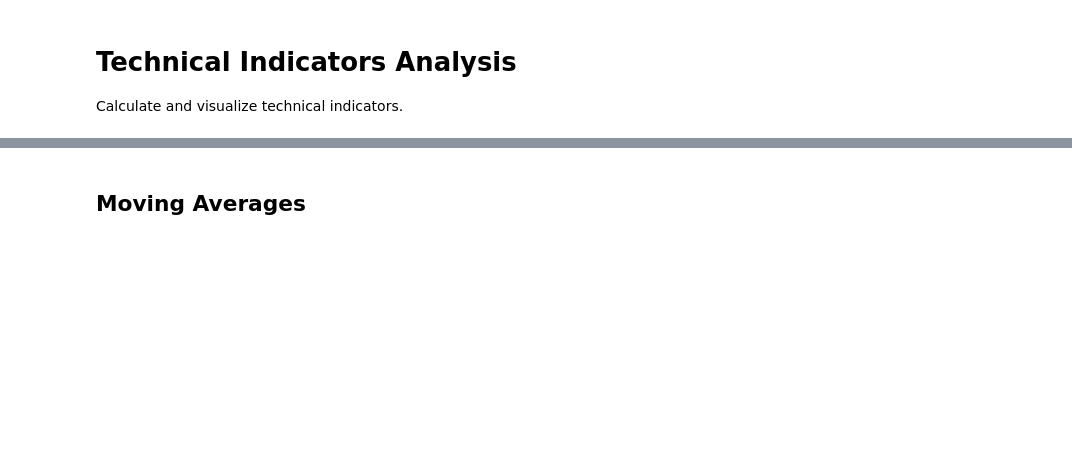
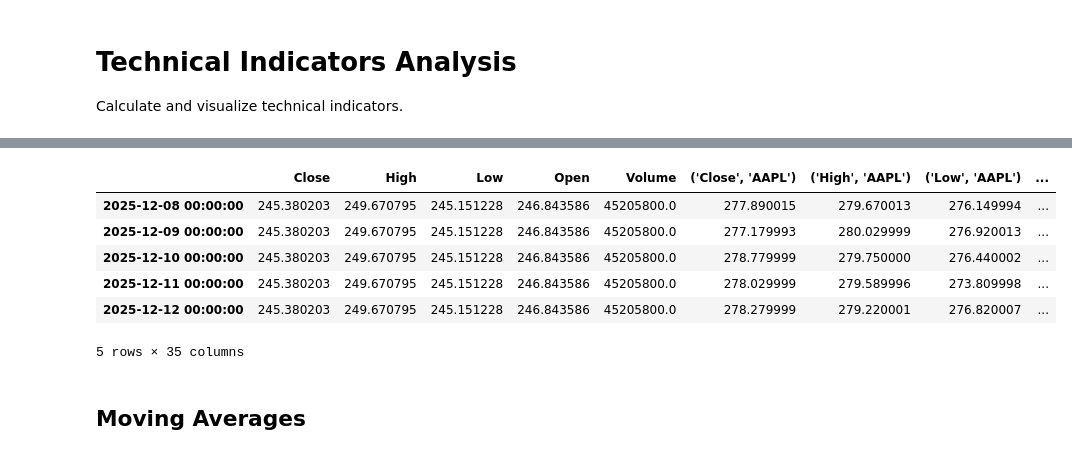
Before and after one commit to nkmehta216/SnowMore, a Jupyter notebook: algo-trading-project/notebooks/02_indicators.ipynb, the cells around one changed output, grey strips where cells are left out. Cells and saved outputs as stored; diff of their text form; code cells hidden in the pictures; blank space fills up the shorter version.

```diff
--- a/algo-trading-project/notebooks/02_indicators.ipynb
+++ b/algo-trading-project/notebooks/02_indicators.ipynb
@@ -24,0 +19,26 @@ data.tail()
+# %%
+# Load data (try multiple possible locations)
+from pathlib import Path
+ticker = 'AAPL'
+candidates = [
+    Path('../data/processed') / f'{ticker}_cleaned.csv',
+    Path('../../../../data/processed') / f'{ticker}_cleaned.csv',
+    Path('data/processed') / f'{ticker}_cleaned.csv',
+    Path('../../data/processed') / f'{ticker}_cleaned.csv'
+]
+data_path = None
+for p in candidates:
+    if p.exists():
+        data_path = p
+        break
+if data_path is None:
+    raise FileNotFoundError(f'Could not find {ticker}_cleaned.csv in: {candidates}')
+print('Loading cleaned CSV from:', data_path)
+data = pd.read_csv(data_path, index_col=0, parse_dates=True)
+
+# Add indicators
+data = add_technical_indicators(data)
+data = add_price_features(data)
+
+data.tail()
+# %% [output]
@@ -25,3 +48,10 @@ data.tail()
+|  | Close | High | Low | Open | Volume | ('Close', 'AAPL') | ('High', 'AAPL') | ('Low', 'AAPL') | ... |
+| 2025-12-08 00:00:00 | 245.380203 | 249.670795 | 245.151228 | 246.843586 | 45205800.0 | 277.890015 | 279.670013 | 276.149994 | ... |
+| 2025-12-09 00:00:00 | 245.380203 | 249.670795 | 245.151228 | 246.843586 | 45205800.0 | 277.179993 | 280.029999 | 276.920013 | ... |
+| 2025-12-10 00:00:00 | 245.380203 | 249.670795 | 245.151228 | 246.843586 | 45205800.0 | 278.779999 | 279.750000 | 276.440002 | ... |
+| 2025-12-11 00:00:00 | 245.380203 | 249.670795 | 245.151228 | 246.843586 | 45205800.0 | 278.029999 | 279.589996 | 273.809998 | ... |
+| 2025-12-12 00:00:00 | 245.380203 | 249.670795 | 245.151228 | 246.843586 | 45205800.0 | 278.279999 | 279.220001 | 276.820007 | ... |
+5 rows × 35 columns
 # %% [markdown]
 ## Moving Averages
 # %%
```
Also changed, not shown: parts of 5 cells of this notebook, 8 other files.
